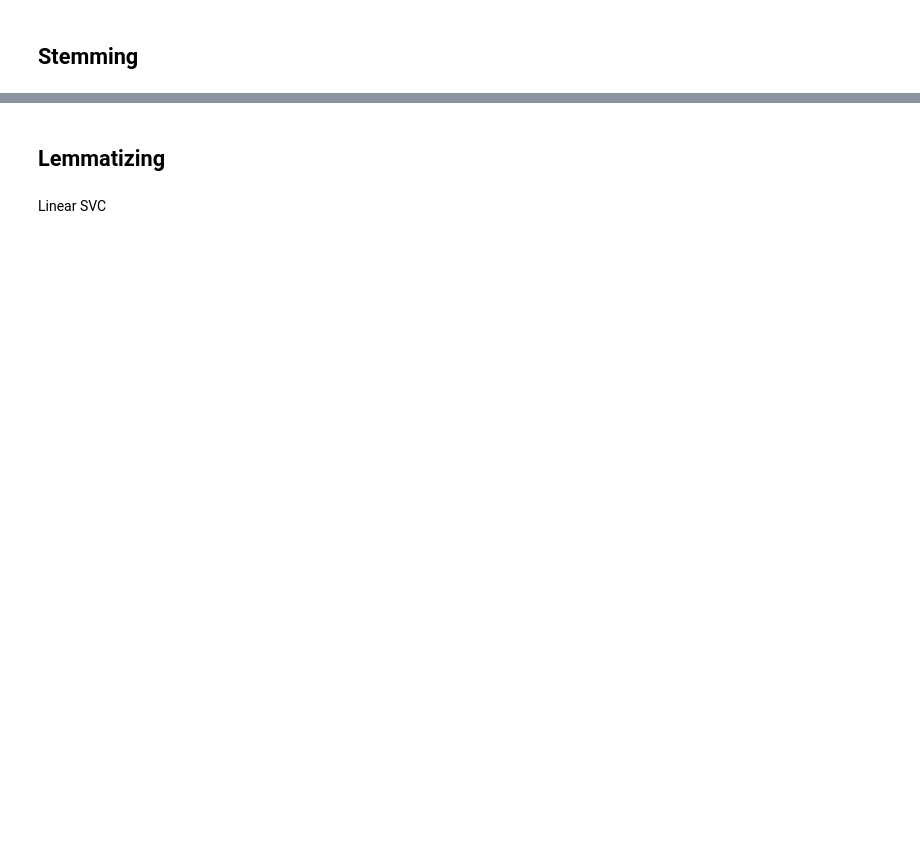
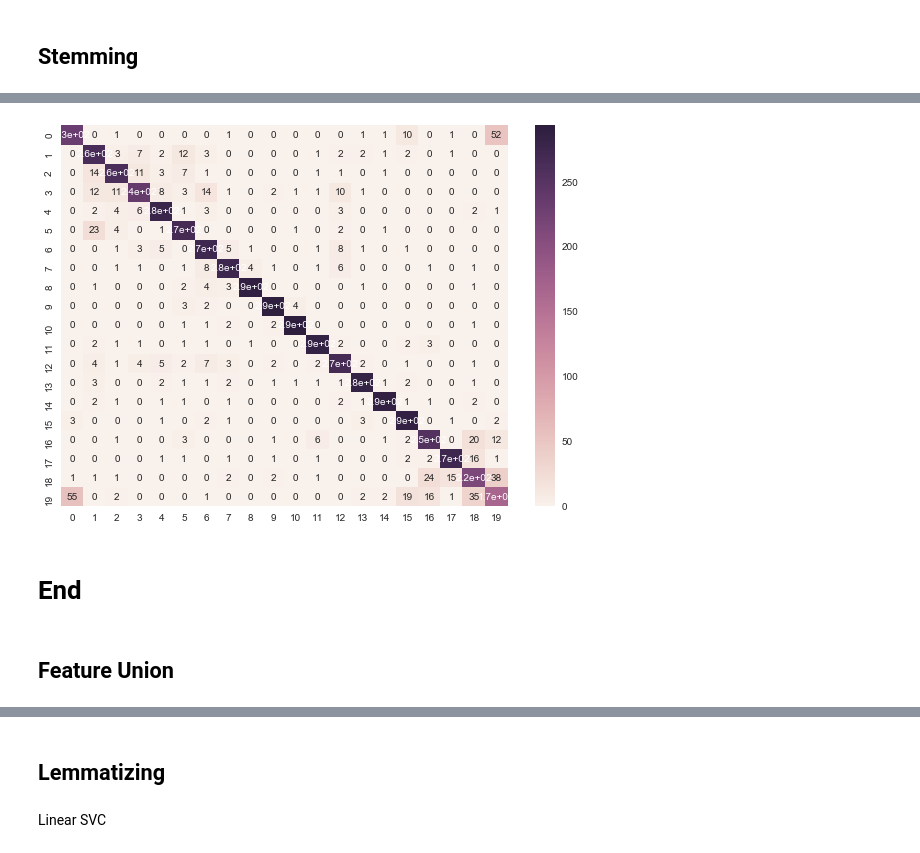
Before and after one commit to Chialijuan/20Newsgrp-Analysis, a Jupyter notebook: 20 Newsgroups YY.ipynb, the cells around one changed output, grey strips where cells are left out. Drawn from its saved outputs; the diff is of its cells as text; code cells hidden in the pictures; blank space fills up the shorter version.

```diff
--- a/20 Newsgroups YY.ipynb
+++ b/20 Newsgroups YY.ipynb
@@ -474,0 +666,13 @@ Multinomial Naive Bayes
+# %%
+# Lemmatizing TF-IDF Linear SVC
+array = confusion_matrix(y_test, pred_test)
+df_cm = pd.DataFrame(array)
+plt.figure(figsize = (10,7))
+seaborn.heatmap(df_cm, annot=True)
+plt.show()
+# %% [output]
+[figure, added]
+# %% [markdown]
+# End
+# %% [markdown]
+## Feature Union
```
Also changed, not shown: parts of 72 cells of this notebook.
